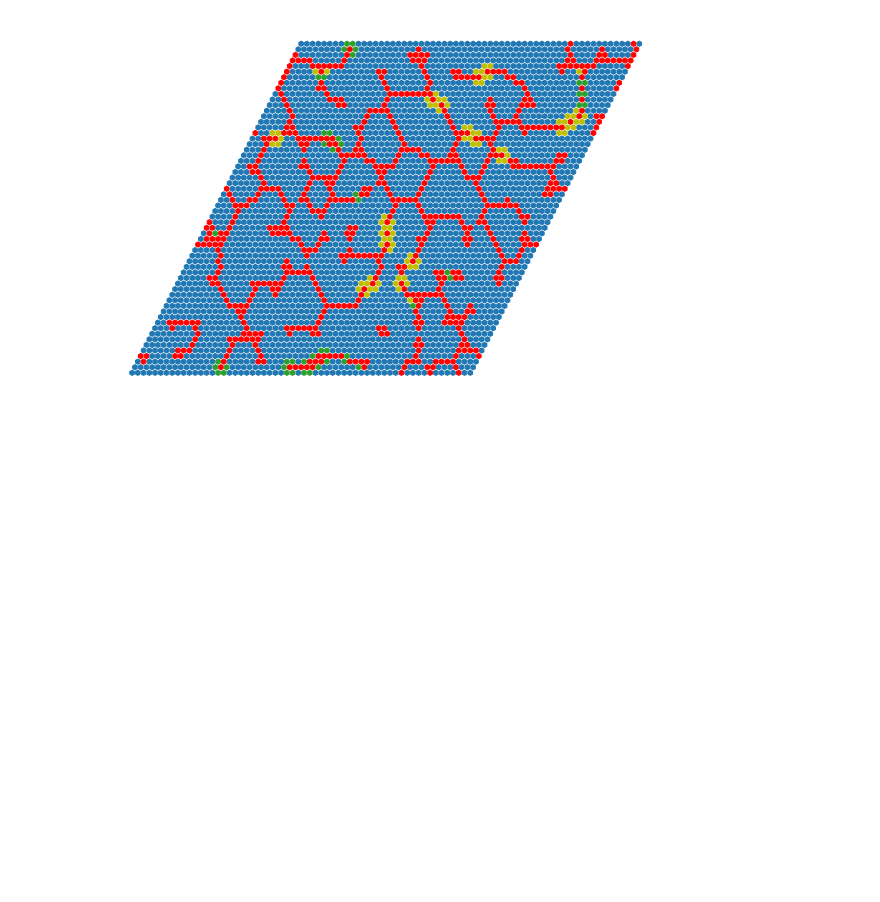
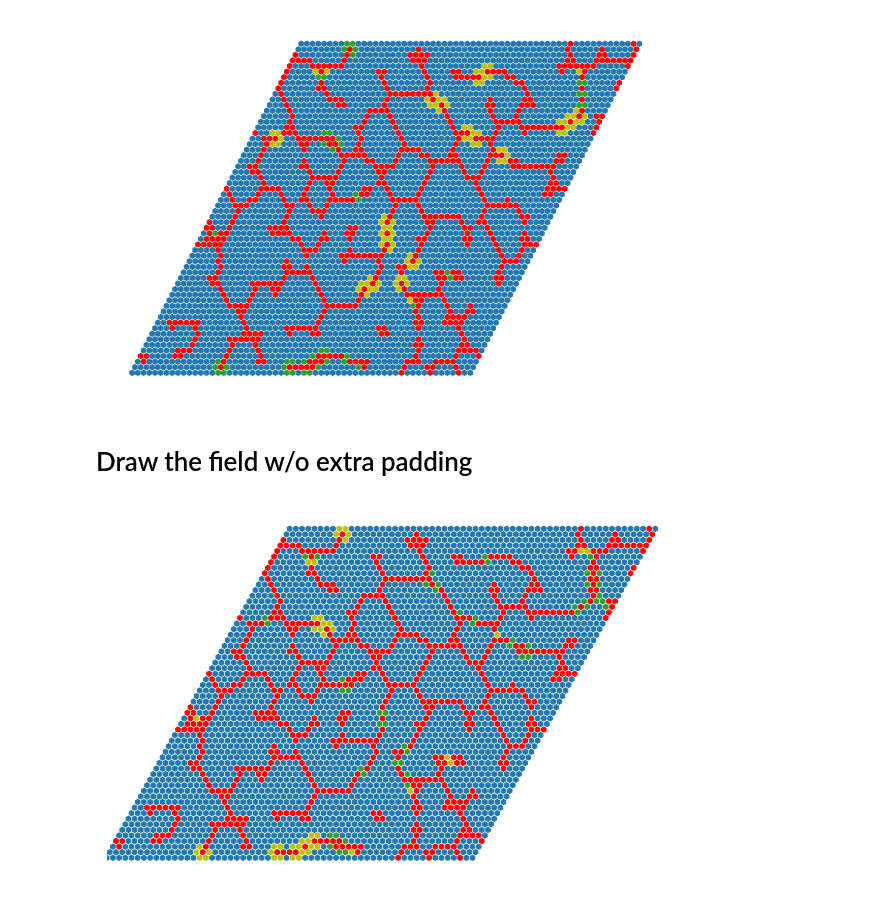
Before and after one commit to ev-br/spatial_games_triangular, a Jupyter notebook: Notebooks/Snapshots triangular.ipynb, the cells around one changed output. Saved outputs shown, nothing was run; the diff lists cells and outputs as text; code cells hidden in the pictures; blank space fills up the shorter version.

Commit message:
MAINT: triang figures w/ tighter layour (draw_field6 @ Snapshots IPYNB)

```diff
--- a/Notebooks/Snapshots triangular.ipynb
+++ b/Notebooks/Snapshots triangular.ipynb
@@ -263,3 +263,45 @@ plt.savefig("triang_b074m.png")
 ax = draw_field5(game=game)
 # %% [output]
 [figure]
+# %% [markdown]
+# Draw the field w/o extra padding
+# %%
+def draw_field6(game, ax=None, point_size=10, scale=10):
+    """Two steps: blue is C, red is D, yellow is C->D, and green is D->C"""
+    if ax is None:
+        fig = plt.figure(figsize = (scale*1, scale*0.666))
+        ax = fig.add_subplot(111)
+        ax.set_xlim([0, game.L*1.5])
+        #ax.set_ylim([0, game.L+1])
+        #ax.set_aspect(0.666)
+        ax = lighten_axes(ax)
+    point_size = scale / (len(game.field)**2) * 10000
+    #point_size = point_size
+
+    prev_field = game.field.copy()
+    game.evolveT(1)
+
+    c_to_c = (prev_field == 0) & (game.field == 0)
+    d_to_d = (prev_field == 1) & (game.field == 1)
+
+    c_to_d = (prev_field == 0) & (game.field == 1)
+    d_to_c = (prev_field == 1) & (game.field == 0)
+
+    y1, x1 = c_to_c.nonzero()
+    y2, x2 = d_to_d.nonzero()
+
+    y3, x3 = c_to_d.nonzero()
+    y4, x4 = d_to_c.nonzero()
+
+    y = np.hstack((y1, y2, y3, y4))
+    x = np.hstack((x1, x2, x3, x4))
+    c = ['C0']*len(x1) + ['r']*len(x2) + ['y']*len(x3) + ['C2']*len(x4)
+
+    ax.scatter(x + y*np.sin(np.pi/6), y * np.sin(np.pi/3), c=c, marker='h', s=point_size) #, s=point_size, marker='h', c=c)
+
+    return ax
+#draw_field2(game.field)
+# %%
+ax = draw_field6(game=game)
+# %% [output]
+[figure, added]
```
Also changed, not shown: parts of 3 cells of this notebook.
